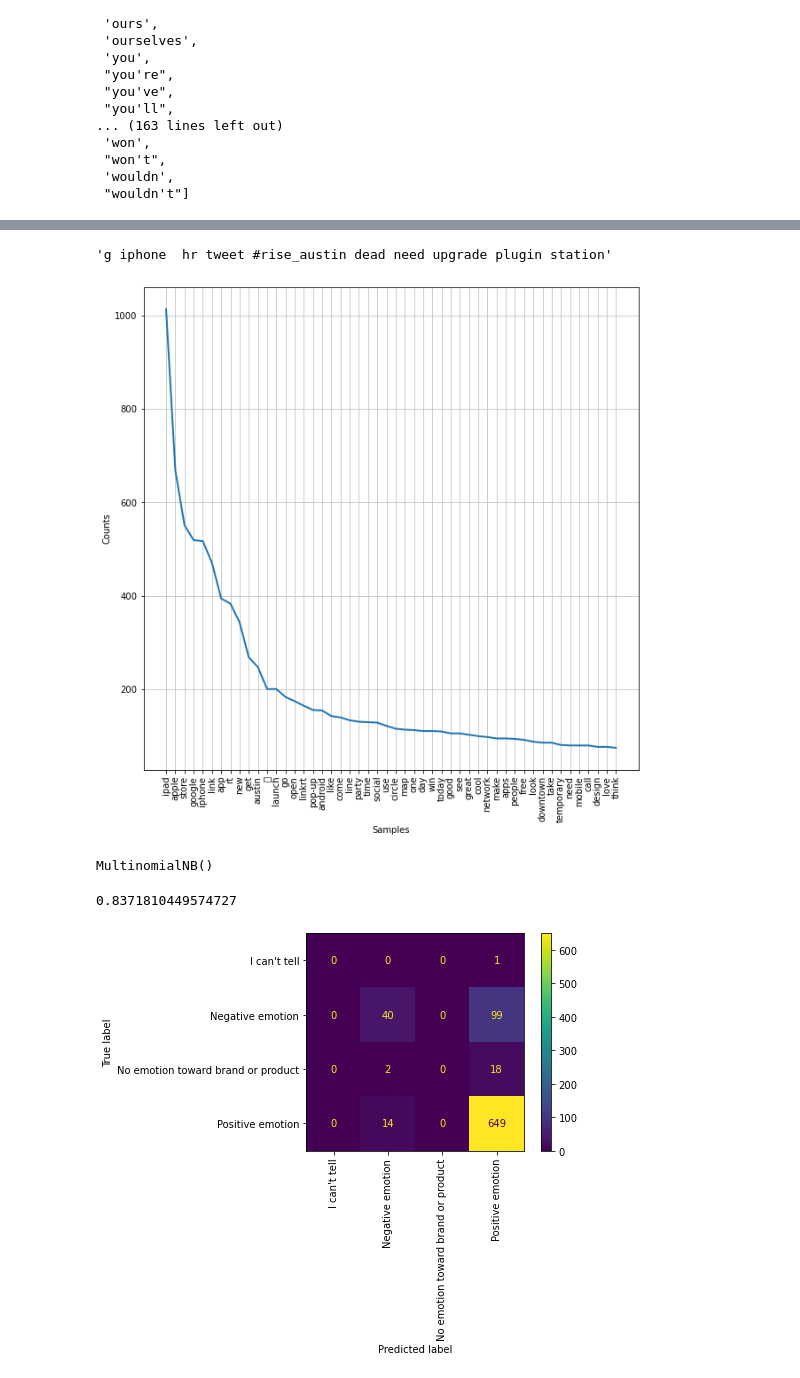
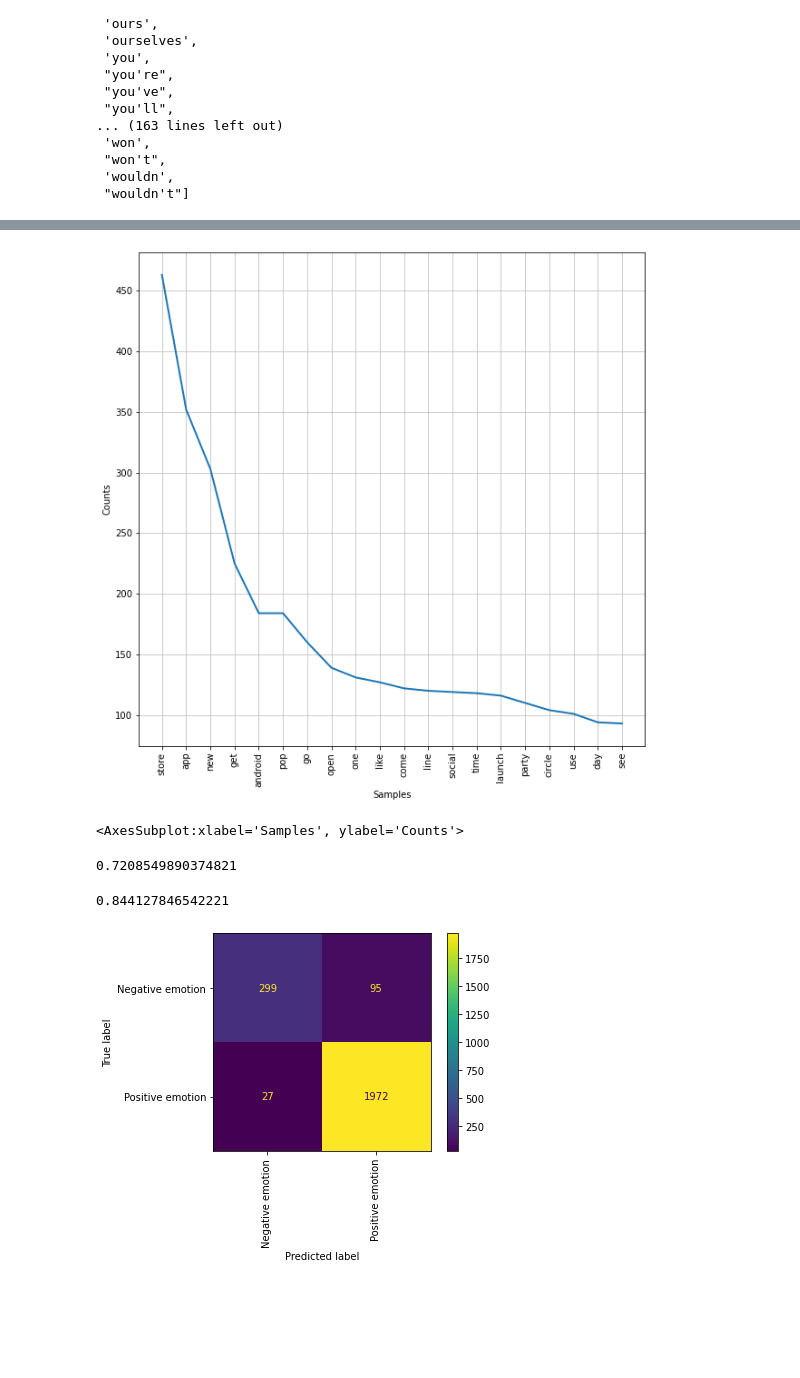
Before and after one commit to feelgd777/nlp-project-4, a Jupyter notebook: Data_Cleaning_Preprocessing-anton.ipynb, the cells around one changed output, grey strips where cells are left out. Saved outputs shown, nothing was run; the diff lists cells and outputs as text; code cells hidden in the pictures; blank space fills up the shorter version.

```diff
--- a/Data_Cleaning_Preprocessing-anton.ipynb
+++ b/Data_Cleaning_Preprocessing-anton.ipynb
@@ -142,3 +127,5 @@ tweet_tokenizer.tokenize(df['tweet_text'][0])
+# %%
+sw.extend(["i'd", "i'm", "w", "@mention", "#sxswrt", "#ipad", "#apple", "u", "#sxsw", "sxsw", "mention", "ipad", "apple", "iphone", "link", "rt", "google", "quot", "linkrt", "amp", "austin"])
 # %%
 ##Translate nltk POS to wordnet tags
 def get_wordnet_pos(treebank_tag):
@@ -155,8 +142,6 @@ def get_wordnet_pos(treebank_tag):
         return wordnet.ADV
     else:
         return wordnet.NOUN
-# %%
-sw.extend(["i'd","say", "i'm", "w", "@mention", "#sxswrt", "#ipad", "#apple", "u", "#sxsw", "sxsw"])
 # %%
 ### need to remove numeric values
 def doc_preparer(doc, stop_words=sw):
@@ -170,16 +155,23 @@ def doc_preparer(doc, stop_words=sw):
             and stripped of punctuation and numbers.
     '''
 
-    tweet_tokenizer = TweetTokenizer(strip_handles=True, reduce_len=True, preserve_case=False)
-    doc = tweet_tokenizer.tokenize(doc)
+    regex_token = RegexpTokenizer(r"([a-zA-Z]+(?:’[a-z]+)?)")
+    doc = regex_token.tokenize(doc)
+    doc = [word.lower() for word in doc]
+
+#     tweet_tokenizer = TweetTokenizer(strip_handles=True, reduce_len=True, preserve_case=False)
+#     doc = tweet_tokenizer.tokenize(doc)
+
     doc = [word for word in doc if word not in sw] #getting rid of stopwords
     doc = [word for word in doc if string.punctuation.find(word) == -1] #getting rid of punctuation
+
     doc = pos_tag(doc)
     doc = [(word[0], get_wordnet_pos(word[1])) for word in doc]
+
     lemmatizer = WordNetLemmatizer() #lemmatizing
     doc = [lemmatizer.lemmatize(word[0], word[1]) for word in doc]
     doc = [re.sub(r"\d+", "", word) for word in doc] #getting rid of numeric values
-#     doc = [word.encode('ascii') for word in doc] - trying to get rid of white square unicode symbol
+
     return ' '.join(doc)
 # %%
 #adding '...' to punctuation string
@@ -190,7 +182,3 @@ string.punctuation
-# %%
-doc_preparer(df['tweet_text'][0], sw)
-# %% [output]
-'g iphone  hr tweet #rise_austin dead need upgrade plugin station'
 # %%
 df['clean_tweets'] = df['tweet_text'].apply(doc_preparer)
 # %%
@@ -201,8 +189,9 @@ for i in df['clean_tweets'][:]:
 # %%
 fdist = FreqDist(doc_preparer(corpus, stop_words=sw).split())
 plt.figure(figsize=(10, 10))
-fdist.plot(50);
+fdist.plot(20)
 # %% [output]
-[figure, old version]
+[figure, new version]
+<AxesSubplot:xlabel='Samples', ylabel='Counts'>
 # %%
 X = df.drop(columns=['is_there_an_emotion_directed_at_a_brand_or_product', 'tweet_text'], axis =1)
@@ -225,9 +213,18 @@ X_test_vec = cv.transform(X_test['clean_tweets'])
 X_test_vec = pd.DataFrame.sparse.from_spmatrix(X_test_vec)
 X_test_vec.columns = sorted(cv.vocabulary_)
 X_test_vec.set_index(y_test.index, inplace=True)
+# %%
+#Dummy classifier
+dc = DummyClassifier(strategy='stratified')
+dc.fit(X_train_vec, y_train)
+
+print(cross_val_score(dc, X_train_vec, y_train).mean())
+# %% [output]
+0.7208549890374821
 # %%
 mnb = MultinomialNB()
+mnb.fit(X_train_vec, y_train)
 
-mnb.fit(X_train_vec, y_train)
+print(cross_val_score(mnb, X_train_vec, y_train).mean())
 # %% [output]
-MultinomialNB()
+0.844127846542221
@@ -236,4 +230,0 @@ y_pred = mnb.predict(X_test_vec)
-# %%
-accuracy_score(y_test, y_pred)
-# %% [output]
-0.8371810449574727
@@ -242,4 +231,4 @@ cm = confusion_matrix(y_test, y_pred)
 # %%
-plot_confusion_matrix(mnb, X_test_vec, y_test, xticks_rotation='vertical');
+plot_confusion_matrix(mnb, X_train_vec, y_train, xticks_rotation='vertical');
 # %% [output]
-[figure, old version]
+[figure, new version]
```
Also changed, not shown: parts of 31 cells of this notebook.
